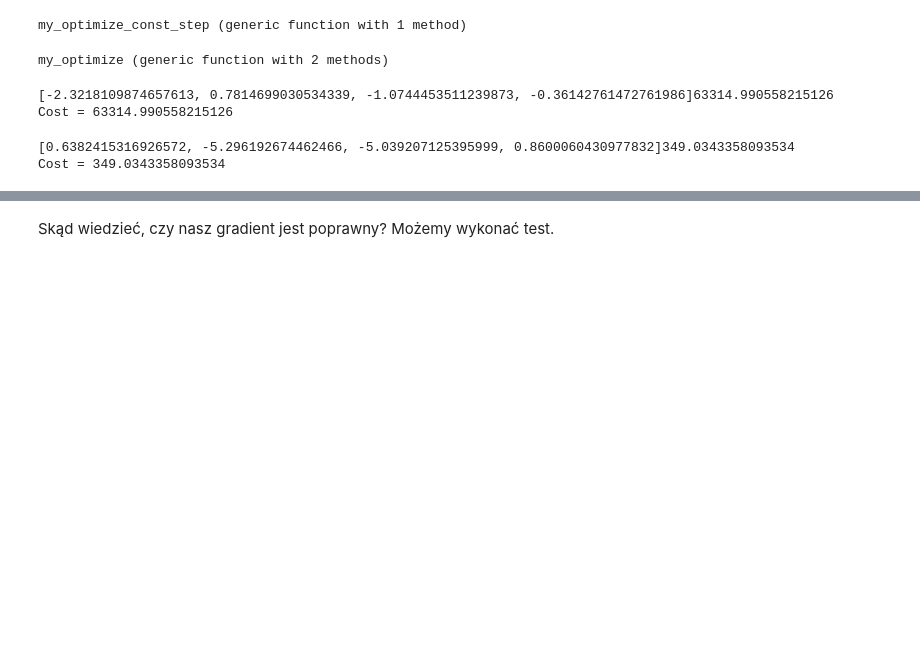
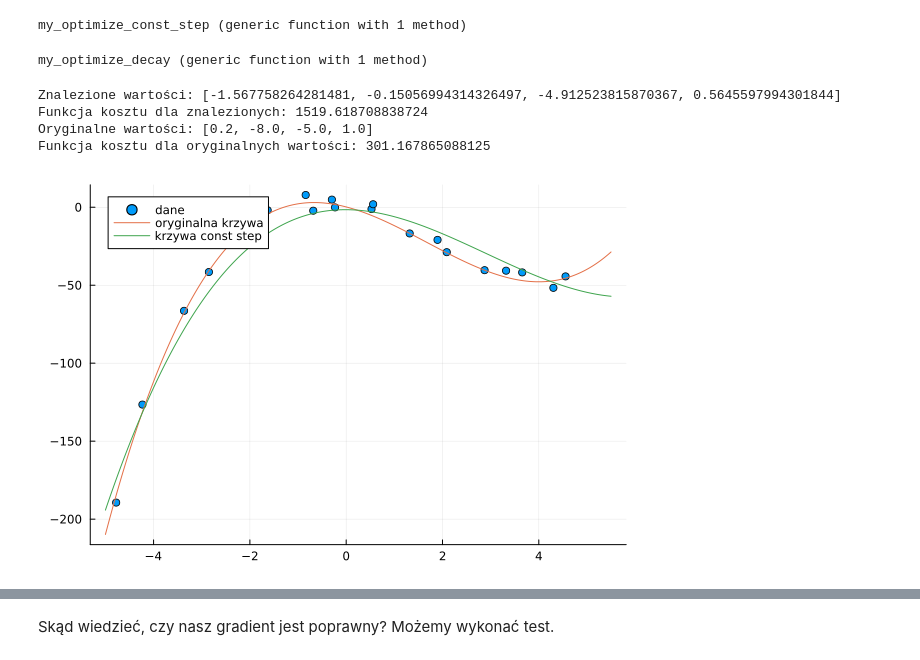
Before and after one commit to esarna/metody-i-algorytmy-optymalizacji, a Jupyter notebook: intro-teams.ipynb, the cells around one changed output, grey strips where cells are left out. Saved outputs shown, nothing was run; the diff lists cells and outputs as text; code cells hidden in the pictures; blank space fills up the shorter version.

Commit message:
ploting and first fix on functions

```diff
--- a/intro-teams.ipynb
+++ b/intro-teams.ipynb
@@ -170,63 +148,53 @@ end
 # %% [output]
 my_optimize_const_step (generic function with 1 method)
 # %%
-using LinearAlgebra
-
-function my_optimize(cost_data, grad_data, x0;
-        step=1.0, maxiter=1000, tol=1e-6,
-        gamma=0.9, minstep=1e-12)
-
+function my_optimize_decay(cost_data, grad_data, x0;
+        step=1e-4, gamma=0.5, maxiter=100, tol=1e-6)
     x = copy(x0)
     g = similar(x)
-
-    fx = cost_data(x)
-    if !isfinite(fx)
-        error("cost_data(x0) is not finite (got $fx). Choose a valid x0 / fix cost domain.")
-    end
+    α = step
 
     for k in 1:maxiter
         grad_data(g, x)
+
         if any(!isfinite, g)
-            error("Gradient became non-finite at iter=$k. Check grad_data / domain.")
+            error("Gradient became non-finite at iter=$k")
         end
+
         if norm(g) < tol
             return x
         end
 
-        t = step
-        # backtracking: find acceptable step
-        while true
-            x_new = x .- t .* g
-            fx_new = cost_data(x_new)
-
-            if isfinite(fx_new) && fx_new <= fx
-                x .= x_new
-                fx = fx_new
-                break
-            end
-
-            t *= gamma
-            if t < minstep
-                error("Step became too small (iter=$k). Likely domain issues or bad scaling.")
-            end
-        end
+        x .-= α .* g
+        α *= gamma
     end
 
     return x
 end
 # %% [output]
-my_optimize (generic function with 2 methods)
+my_optimize_decay (generic function with 1 method)
-# %%
-opt = my_optimize_const_step(cost_data, grad_data, randn(4))
-println(opt, cost_data(opt))
-println("Cost = $(cost_data(opt))")
-# %% [output]
-[-2.3218109874657613, 0.7814699030534339, -1.0744453511239873, -0.36142761472761986]63314.990558215126
-Cost = 63314.990558215126
-# %%
-opt = my_optimize(cost_data, grad_data, randn(4))
-println(opt, cost_data(opt))
-println("Cost = $(cost_data(opt))")
-# %% [output]
-[0.6382415316926572, -5.296192674462466, -5.039207125395999, 0.8600060430977832]349.0343358093534
-Cost = 349.0343358093534
+# %%
+# opt = my_optimize_const_step(cost_data, grad_data, randn(4))
+# println(opt, cost_data(opt))
+# println("Cost = $(cost_data(opt))")
+using Plots
+
+opt = my_optimize_const_step(cost_data, grad_data, randn(4))
+
+println("Znalezione wartości: $(opt)")
+println("Funkcja kosztu dla znalezionych: $(cost_data(opt))")
+println("Oryginalne wartości: $(θ_data)")
+println("Funkcja kosztu dla oryginalnych wartości: $(cost_data(θ_data))")
+
+scatter(x_data, y_data; label="dane", legend=:topleft)
+
+t_plot = -5:0.01:5.5
+
+plot!(t_plot, [f(x, θ_data) for x in t_plot]; label="oryginalna krzywa")
+plot!(t_plot, [f(x, opt) for x in t_plot]; label="krzywa const step")
+# %% [output]
+Znalezione wartości: [-1.567758264281481, -0.15056994314326497, -4.912523815870367, 0.5645597994301844]
+Funkcja kosztu dla znalezionych: 1519.618708838724
+Oryginalne wartości: [0.2, -8.0, -5.0, 1.0]
+Funkcja kosztu dla oryginalnych wartości: 301.167865088125
+[figure, added]
```
Also changed, not shown: parts of 3 cells of this notebook.
